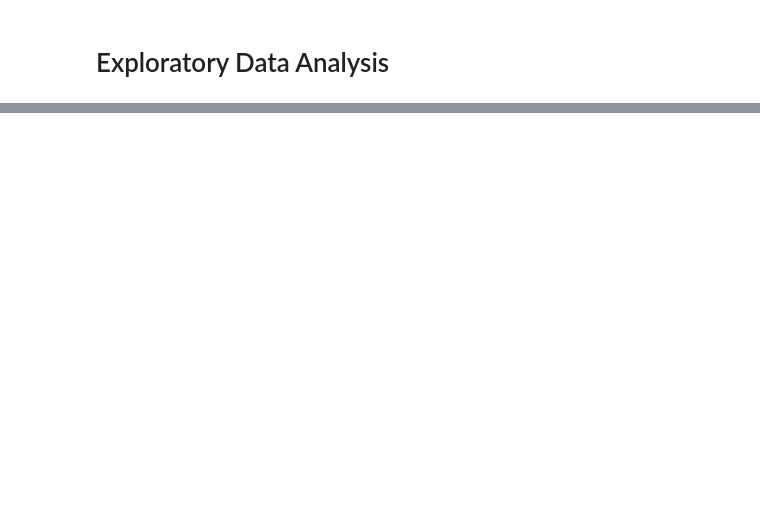
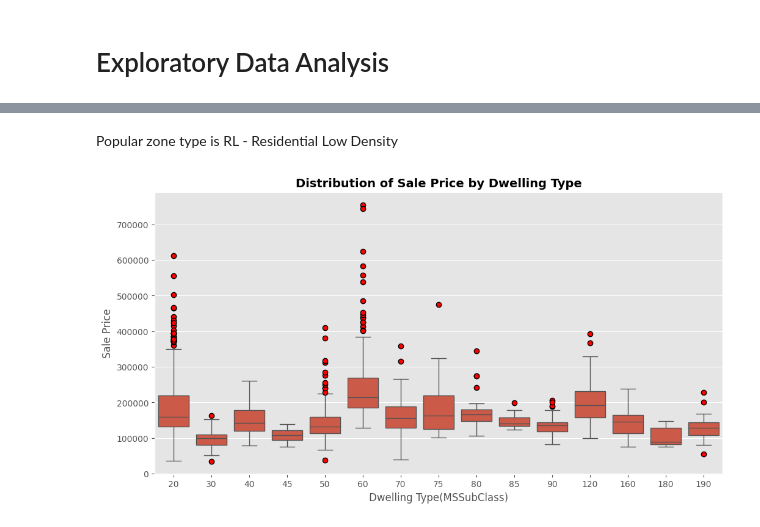
Before and after one commit to s19835/house-price-prediction, a Jupyter notebook: notebooks/01_eda.ipynb, the cells around one changed output, grey strips where cells are left out. Cells and saved outputs as stored; diff of their text form; code cells hidden in the pictures; blank space fills up the shorter version.

```diff
--- a/notebooks/01_eda.ipynb
+++ b/notebooks/01_eda.ipynb
@@ -40,0 +265,16 @@ desc.to_csv("/Users/decoding/Documents/01 - Software/Repositories/Personal_Repos
+# %% [markdown]
+Popular zone type is RL - Residential Low Density
+# %%
+# how type of dewelling affecting affecting the sale price of the houses
+ax = sns.boxplot(df, x = 'MSSubClass', y = 'SalePrice',
+                 flierprops={"marker":"o", "markerfacecolor":"red", "markeredgecolor":"black", "markersize":6}) #style outliers
+
+ax.set_xlabel("Dwelling Type(MSSubClass)", fontsize=12)
+ax.set_ylabel("Sale Price", fontsize=12)
+ax.set_title("Distribution of Sale Price by Dwelling Type", fontsize=14, fontweight='bold')
+
+
+
+plt.show()
+# %% [output]
+[figure, added]
```
Also changed, not shown: parts of 36 cells of this notebook.
